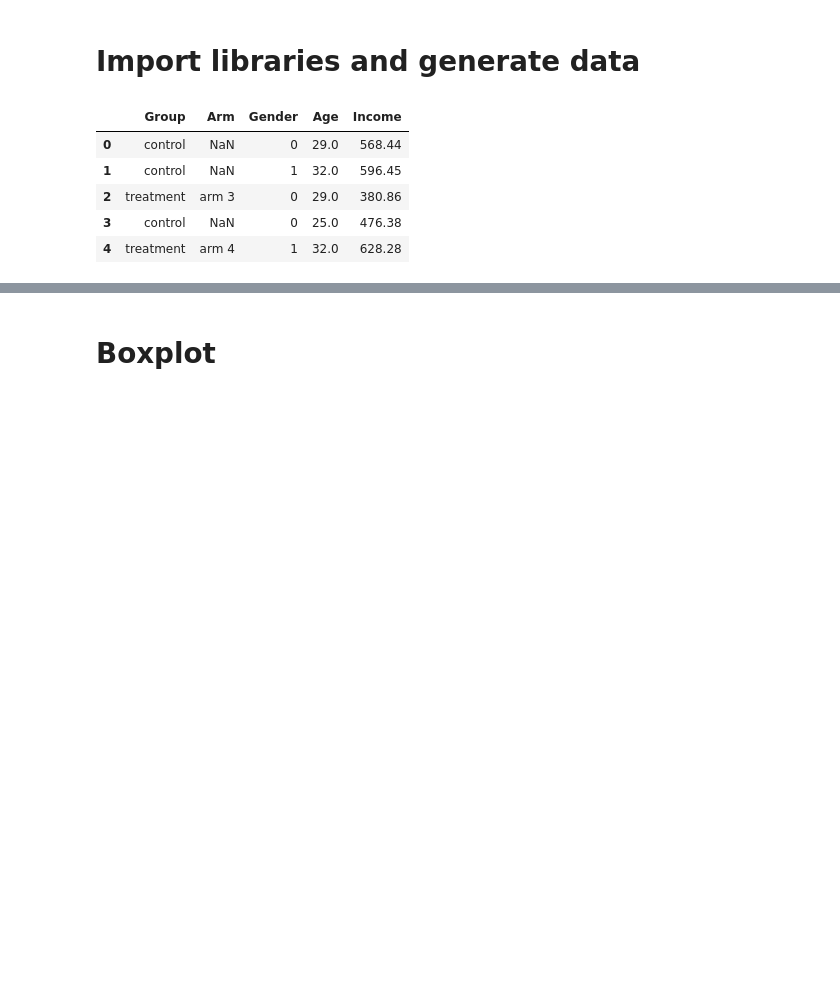
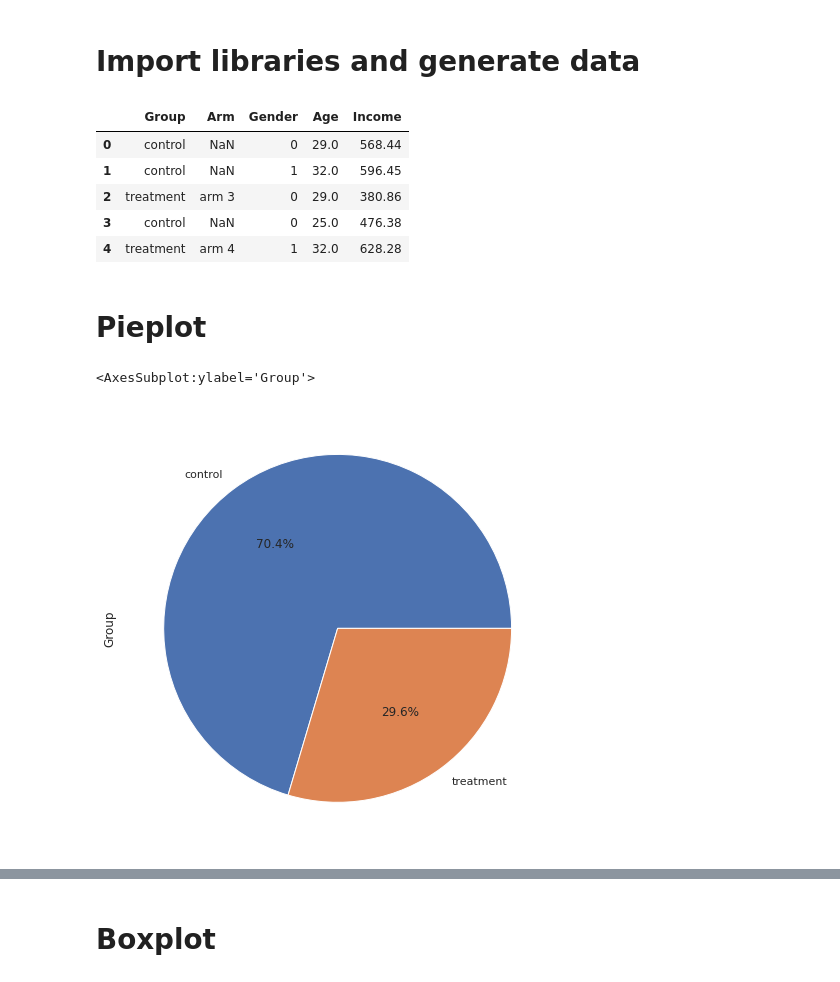
Before and after one commit to beatwad/kaggle_tips, a Jupyter notebook: Visualization/Tabular.ipynb, the cells around one changed output, grey strips where cells are left out. Drawn from its saved outputs; the diff is of its cells as text; code cells hidden in the pictures; blank space fills up the shorter version.

```diff
--- a/Visualization/Tabular.ipynb
+++ b/Visualization/Tabular.ipynb
@@ -31,3 +31,10 @@ df.head()
 | 2 | treatment | arm 3 | 0 | 29.0 | 380.86 |
 | 3 | control | NaN | 0 | 25.0 | 476.38 |
 | 4 | treatment | arm 4 | 1 | 32.0 | 628.28 |
+# %% [markdown]
+# Pieplot
+# %%
+df['Group'].value_counts().plot.pie(autopct="%.1f%%")
+# %% [output]
+<AxesSubplot:ylabel='Group'>
+[figure, added]
```
Also changed, not shown: parts of 17 cells of this notebook, 3 other files.
